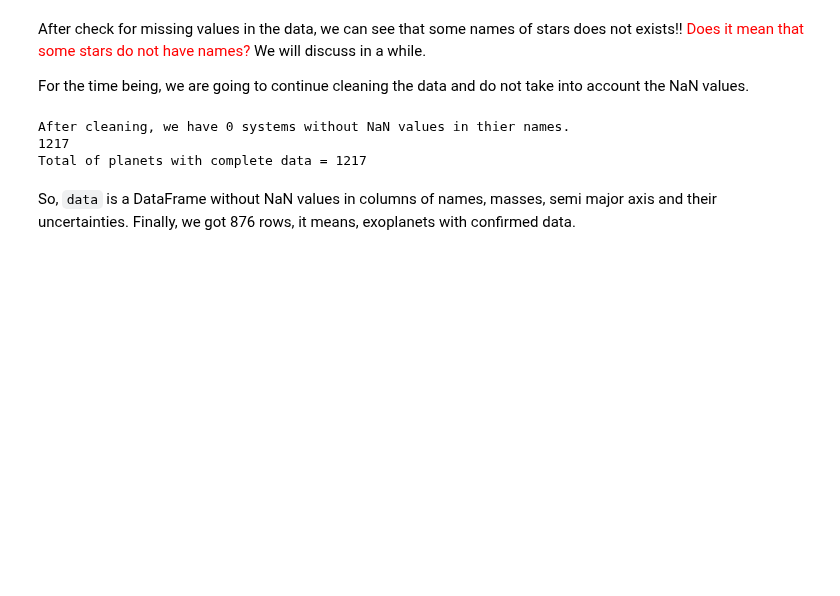
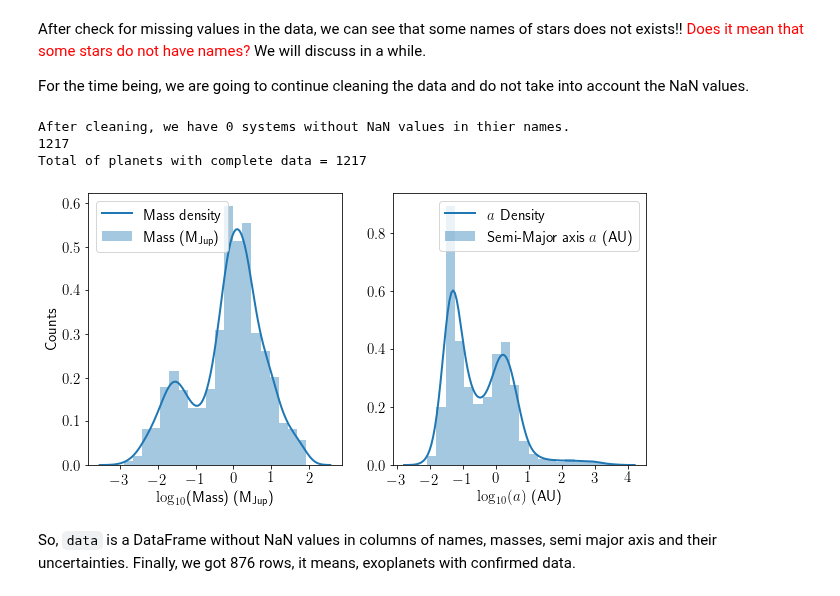
Before and after one commit to fjbautistas/Mixture_Gaussian_CM_of_Planets, a Jupyter notebook: Clasification.ipynb, the cells around one changed output. Drawn from its saved outputs; the diff is of its cells as text; code cells hidden in the pictures; blank space fills up the shorter version.

Commit message:
Some plots, I need to implement what was deleted :(

```diff
--- a/Clasification.ipynb
+++ b/Clasification.ipynb
@@ -16,6 +16,9 @@ import random
 from sklearn.mixture import GaussianMixture
 import matplotlib.pyplot as plt
 import seaborn as sb
+from matplotlib import rc, cm, rcParams
+rcParams['text.latex.preamble']=[r"\usepackage{amsmath}"]
+rc('text', usetex=True)
 %matplotlib inline
 
 # Read data (only mass and semi major axis with their uncertainties):
@@ -74,6 +77,37 @@ print("Total of planets with complete data = "+str(len(data)))
 After cleaning, we have 0 systems without NaN values in thier names.
 1217
 Total of planets with complete data = 1217
+# %%
+#distributions
+fig, (ax1,ax2) = plt.subplots(1, 2, figsize=(10, 5))
+
+let=15
+m=np.log10(data.mass.values)
+a=np.log10(data.semi_major_axis.values)
+
+ax1 = sb.distplot(m, ax=ax1, bins=20,
+                  label=r'Mass (M$_\text{Jup}$)',
+                  kde_kws={"lw": 2, "label": r"Mass density"})
+
+ax2 = sb.distplot(a, ax=ax2, bins=20,
+                  label=r'Semi-Major axis $a$ (AU)',
+                  kde_kws={"lw": 2, "label": r"$a$ Density"})
+
+ax1.set_xlabel(r"$\log_{10}$(Mass) (M$_\text{Jup}$)",fontsize=let)
+ax2.set_xlabel(r"$\log_{10}(a)$ (AU)",fontsize=let)
+#_xlabel(,fontsize=let);ax.set_ylabel(r"Orbital period (years)",fontsize=let)
+ax1.set_ylabel(r"Counts", fontsize=let)
+ax1.tick_params(labelsize=let)
+ax2.tick_params(labelsize=let)
+
+ax1.set_xticks(np.arange(int(min(m))-1, int(max(m))+2, 1.0))
+ax2.set_xticks(np.arange(int(min(a))-1, int(max(a))+2, 1.0))
+
+
+ax1.legend(loc='upper left',fontsize=let);ax2.legend(loc='upper right',fontsize=let)
+plt.savefig("figures/hists.pdf", bbox_inches='tight')
+# %% [output]
+[figure, added]
 # %% [markdown]
 So, `data` is a DataFrame without NaN values in columns of names, masses, semi major axis and their uncertainties. Finally, we got 876 rows, it means, exoplanets with confirmed data.
 # %% [markdown]
```
Also changed, not shown: parts of 17 cells of this notebook, 7 other files.
